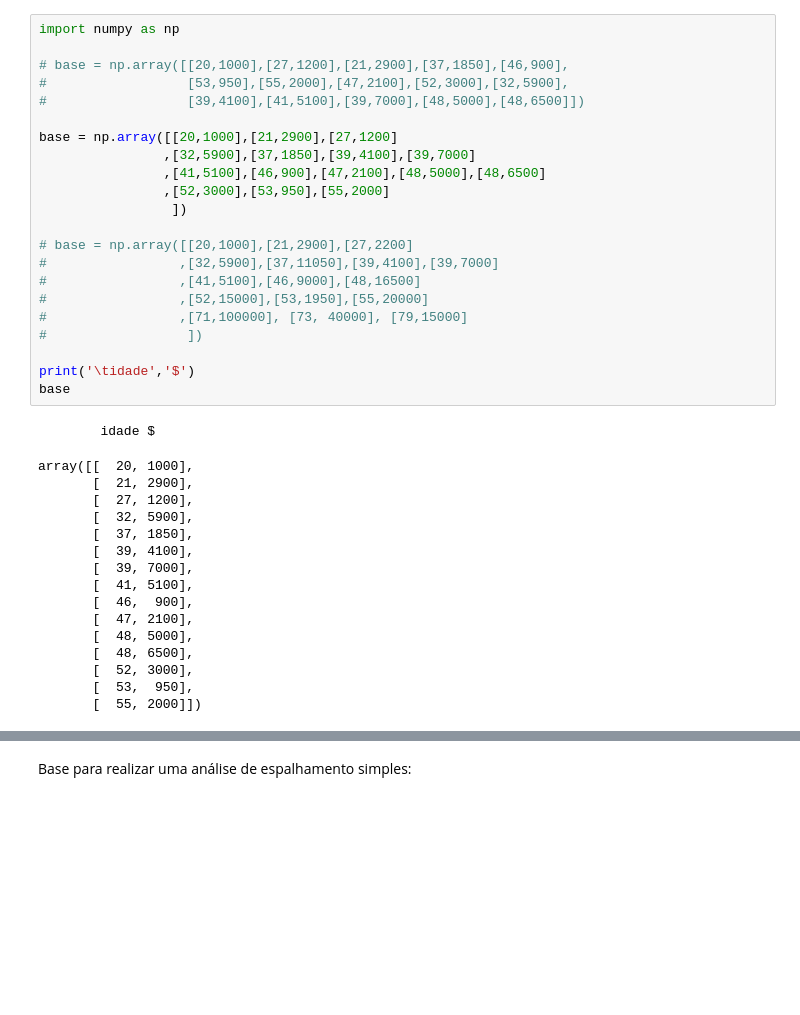
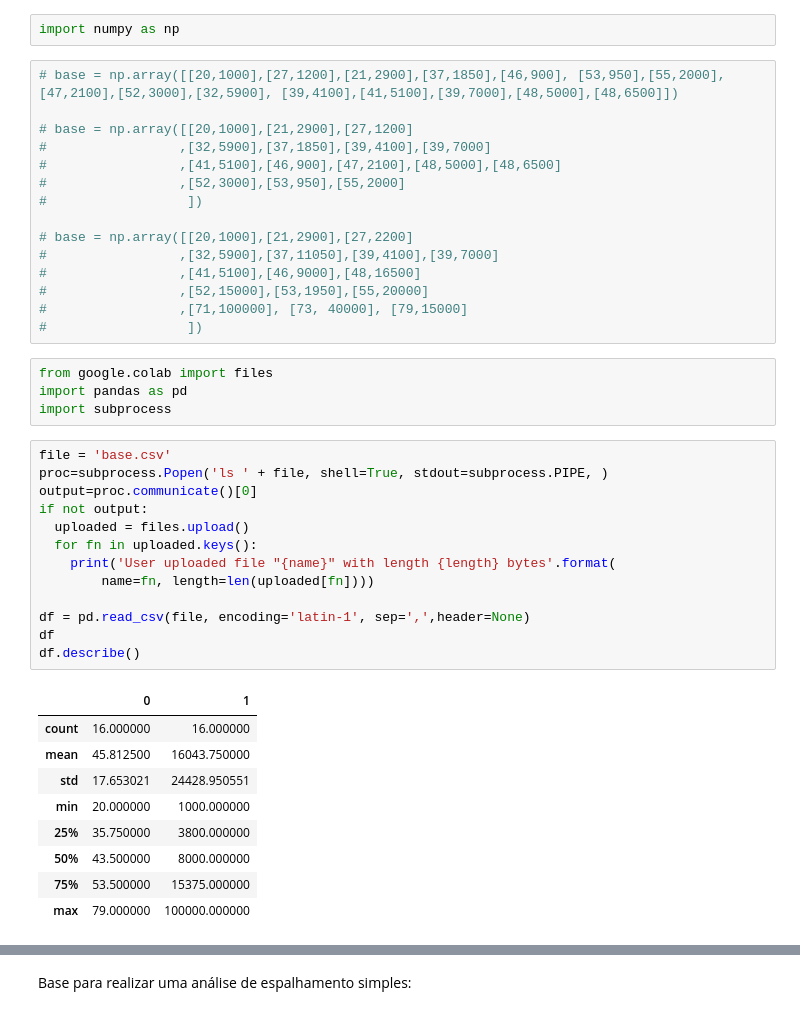
Before and after one commit to ComputerScienceMaster/Cursos, a Jupyter notebook: clustering/hierarchicalCluster.ipynb, the cells around one changed output, grey strips where cells are left out. Drawn from its saved outputs; the diff is of its cells as text; blank space fills up the shorter version.

```diff
--- a/clustering/hierarchicalCluster.ipynb
+++ b/clustering/hierarchicalCluster.ipynb
@@ -1,17 +1,15 @@
 # %% [markdown]
 <a href="https://colab.research.google.com/github/luizleroy/treinamentos/blob/develop/clustering/hierarchicalCluster.ipynb" target="_parent"><img src="https://colab.research.google.com/assets/colab-badge.svg" alt="Open In Colab"/></a>
+# %%
+import numpy as np
 # %%
-import numpy as np
+# base = np.array([[20,1000],[27,1200],[21,2900],[37,1850],[46,900], [53,950],[55,2000],[47,2100],[52,3000],[32,5900], [39,4100],[41,5100],[39,7000],[48,5000],[48,6500]])
 
-# base = np.array([[20,1000],[27,1200],[21,2900],[37,1850],[46,900],
-#                  [53,950],[55,2000],[47,2100],[52,3000],[32,5900],
-#                  [39,4100],[41,5100],[39,7000],[48,5000],[48,6500]])
-
-base = np.array([[20,1000],[21,2900],[27,1200]
-                ,[32,5900],[37,1850],[39,4100],[39,7000]
-                ,[41,5100],[46,900],[47,2100],[48,5000],[48,6500]
-                ,[52,3000],[53,950],[55,2000]
-                 ])
+# base = np.array([[20,1000],[21,2900],[27,1200]
+#                 ,[32,5900],[37,1850],[39,4100],[39,7000]
+#                 ,[41,5100],[46,900],[47,2100],[48,5000],[48,6500]
+#                 ,[52,3000],[53,950],[55,2000]
+#                  ])
 
 # base = np.array([[20,1000],[21,2900],[27,2200]
 #                 ,[32,5900],[37,11050],[39,4100],[39,7000]
@@ -19,23 +17,30 @@ base = np.array([[20,1000],[21,2900],[27,1200]
 #                 ,[52,15000],[53,1950],[55,20000]
 #                 ,[71,100000], [73, 40000], [79,15000]
 #                  ])
-
-print('\tidade','$')
-base
-# %% [output]
-        idade $
-array([[  20, 1000],
-       [  21, 2900],
-       [  27, 1200],
-       [  32, 5900],
-       [  37, 1850],
-       [  39, 4100],
-       [  39, 7000],
-       [  41, 5100],
-       [  46,  900],
-       [  47, 2100],
-       [  48, 5000],
-       [  48, 6500],
-       [  52, 3000],
-       [  53,  950],
-       [  55, 2000]])
+# %%
+from google.colab import files
+import pandas as pd
+import subprocess
+# %%
+file = 'base.csv'
+proc=subprocess.Popen('ls ' + file, shell=True, stdout=subprocess.PIPE, )
+output=proc.communicate()[0]
+if not output:
+  uploaded = files.upload()
+  for fn in uploaded.keys():
+    print('User uploaded file "{name}" with length {length} bytes'.format(
+        name=fn, length=len(uploaded[fn])))
+
+df = pd.read_csv(file, encoding='latin-1', sep=',',header=None)
+df
+df.describe()
+# %% [output]
+|  | 0 | 1 |
+| count | 16.000000 | 16.000000 |
+| mean | 45.812500 | 16043.750000 |
+| std | 17.653021 | 24428.950551 |
+| min | 20.000000 | 1000.000000 |
+| 25% | 35.750000 | 3800.000000 |
+| 50% | 43.500000 | 8000.000000 |
+| 75% | 53.500000 | 15375.000000 |
+| max | 79.000000 | 100000.000000 |
```
Also changed, not shown: parts of 8 cells of this notebook.
